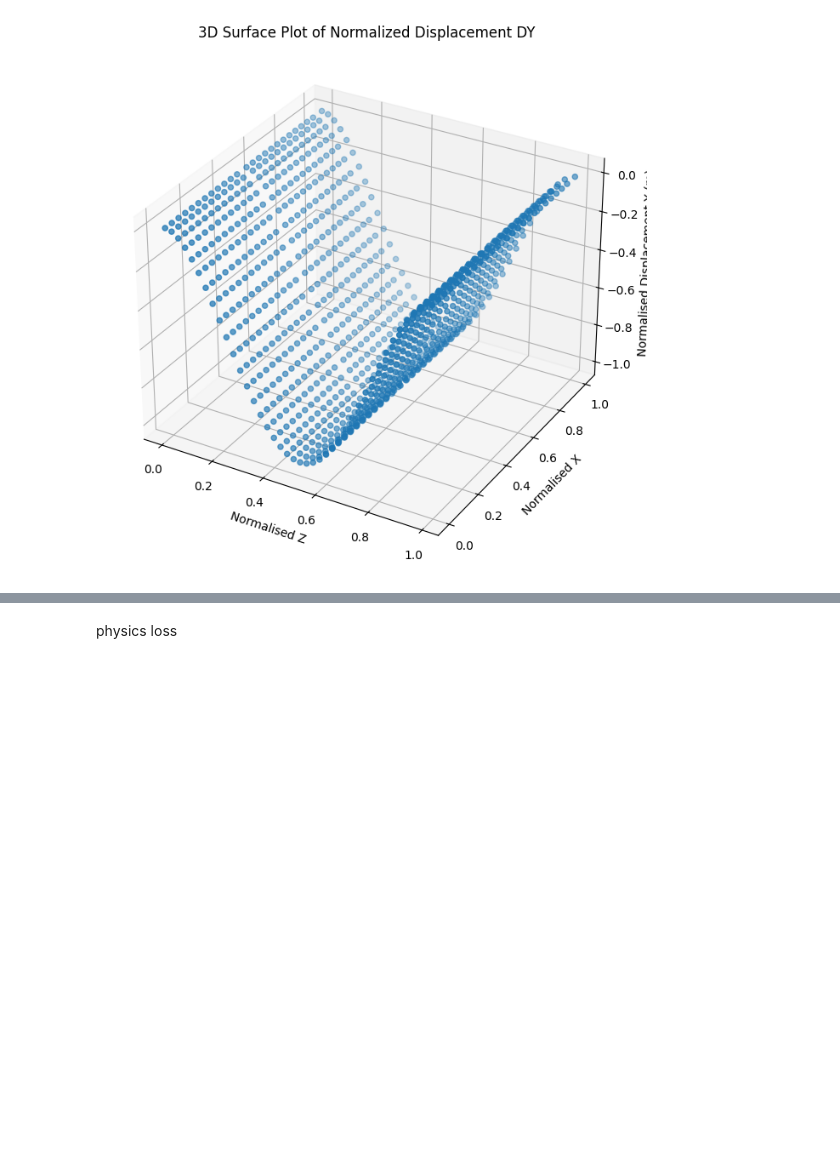
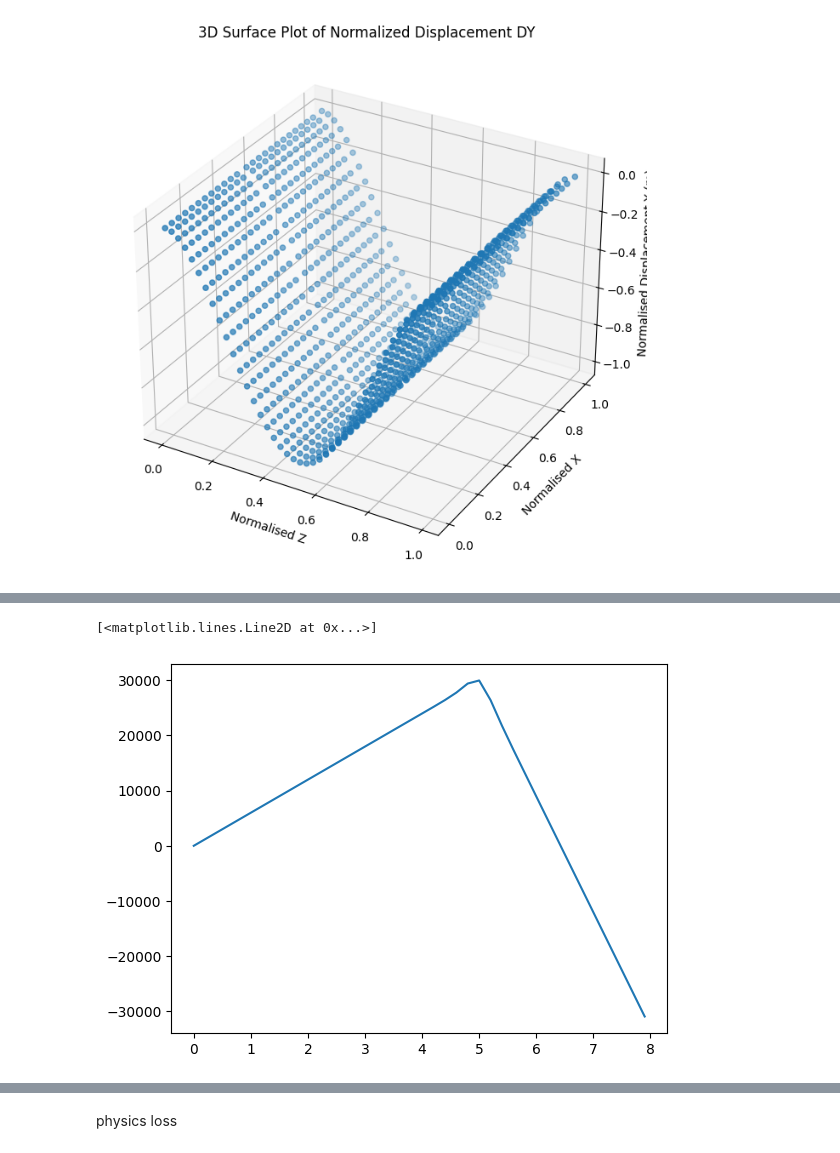
Before and after one commit to ShiyuanDengg/2D-Wall, a Jupyter notebook: 2D NoProp Prediction Final.ipynb, the cells around one changed output, grey strips where cells are left out. Drawn from its saved outputs; the diff is of its cells as text; code cells hidden in the pictures; blank space fills up the shorter version.

```diff
--- a/2D NoProp Prediction Final.ipynb
+++ b/2D NoProp Prediction Final.ipynb
@@ -87,16 +111,20 @@ plt.show()
 # %%
 def q_soil_smooth(z, width=0.2):
 
     # Lines on either side of the break
     m1      =  Ka * gamma                                   # slope for z ≤ H
     m2      = (Ka - Kp_mobilised) * gamma                   # slope for z ≥ H
     c2      =  Kp_mobilised * gamma * H_exposed             # intercept so the
                                                             # two branches meet
     # Smooth switch 0→1 built from tanh
     w = 0.5 * (1 + np.tanh((z - H_exposed) / width))        # 0 left, 1 right
 
     return (1 - w) * (m1 * z) + w * (m2 * z + c2)
 
 q_true = q_soil_smooth(z_flatten)
 q_max = max(q_true)
 q_norm = q_true / q_max
+plt.plot(z_flatten, q_true, label='q_true')
+# %% [output]
+[<matplotlib.lines.Line2D at 0x...>]
+[figure, added]
```
Also changed, not shown: parts of 14 cells of this notebook.
